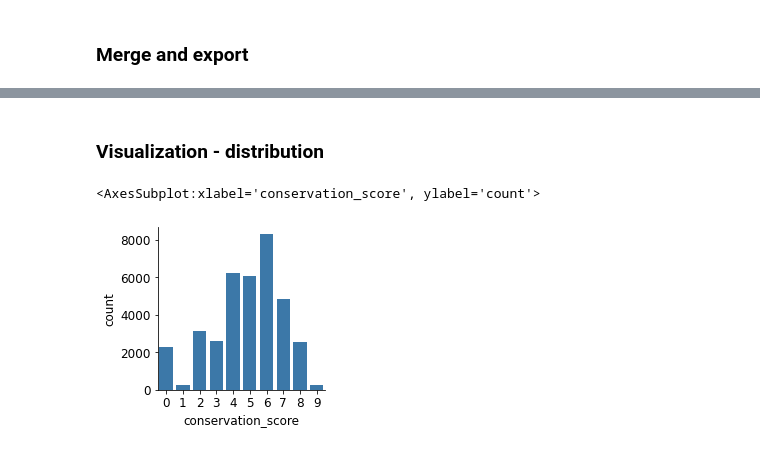
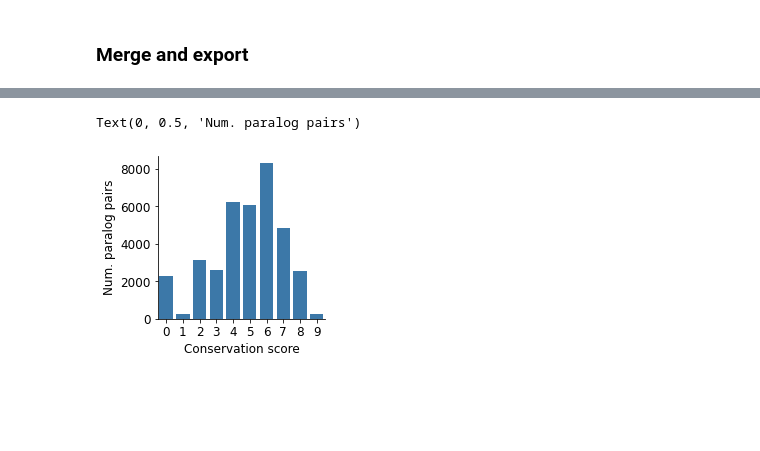
Before and after one commit to DeKegel/paralog_SL_prediction, a Jupyter notebook: 1_data_processing/paralog_features/03_process_orthologs.ipynb, the cells around one changed output, grey strips where cells are left out. Cells and saved outputs as stored; diff of their text form; code cells hidden in the pictures; blank space fills up the shorter version.

```diff
--- a/1_data_processing/paralog_features/03_process_orthologs.ipynb
+++ b/1_data_processing/paralog_features/03_process_orthologs.ipynb
@@ -217,7 +341,7 @@ Based on orthologs from 9 species:
 - Thale cress (InParanoid)
 - E. coli (InParanoid)
 # %%
-species_orthologs_raw = pd.read_csv(file_species_orthologs)
+species_orthologs_raw = pd.read_csv(file_species_orthologs, low_memory=False)
 species_orthologs_raw[1:2]
 # %% [output]
 |  | Gene stable ID | Caenorhabditis elegans gene stabl... | Fruitfly gene stable ID | Mouse gene stable ID | Rat gene stable ID | ... |
@@ -225,18 +349,20 @@ species_orthologs_raw[1:2]
 # %%
 orthologs = species_orthologs_raw.groupby('Gene stable ID').agg(lambda x: ~x.isna().all()).reset_index()
 
-# Add cerevisiae orthologs
-cerevisiae = pd.read_csv(file_cerevisiae_orthologs)[['Gene stable ID', 'Saccharomyces cerevisiae gene stable ID']]
-cerevisiae = cerevisiae.groupby('Gene stable ID').agg(lambda x: ~x.isna().all()).reset_index()
-orthologs = pd.merge(orthologs, cerevisiae, how="outer").rename(columns={'Gene stable ID':'ensembl_id'})
+# Merge cerevisiae orthologs (also from Ensembl)
+cerevisiae_orthologs = pd.read_csv(file_cerevisiae_orthologs)[['Gene stable ID', 'Saccharomyces cerevisiae gene stable ID']]
+cerevisiae_orthologs = cerevisiae_orthologs.groupby('Gene stable ID').agg(lambda x: ~x.isna().all()).reset_index()
+orthologs = pd.merge(orthologs, cerevisiae_orthologs, how="outer").rename(columns={'Gene stable ID':'ensembl_id'})
 display(orthologs[:1])
 
 # Add E. coli and thale cress orthologs from InParanoid
-thale_cress = read_paranoid_file(file_IP_thaliana, 'thale_cress')
-ecoli = read_paranoid_file(file_IP_ecoli, 'e_coli')
-orthologs = pd.merge(orthologs, thale_cress, how="outer")
-orthologs = pd.merge(orthologs, ecoli, how="outer")
-orthologs = orthologs.assign(thale_cress = ~orthologs.thale_cress.isna(), e_coli = ~orthologs.e_coli.isna())
+orthologs = orthologs.assign(thale_cress = orthologs.ensembl_id.isin(thaliana_orthologs.ensembl_id),
+                             e_coli = orthologs.ensembl_id.isin(ecoli_orthologs.ensembl_id))
+
+n_species = orthologs.shape[1]-1
+display(orthologs[:1])
+print('N:', orthologs.shape[0])
+print('N species:', n_species)
 # %% [output]
 |  | ensembl_id | Caenorhabditis elegans gene stabl... | Fruitfly gene stable ID | Mouse gene stable ID | Rat gene stable ID | ... |
 | 0 | ENSG00000000003 | False | False | True | True | ... |
@@ -253,7 +373,8 @@ N species: 9
 # %%
 # Conversation score = number of species in which at least one paralog has an ortholog
-df1 = pd.merge(pairs[['A1_ensembl','A2_ensembl']], orthologs.rename(columns={'ensembl_id':'A1_ensembl'}))
-df2 = pd.merge(pairs[['A1_ensembl','A2_ensembl']], orthologs.rename(columns={'ensembl_id':'A2_ensembl'}))
+# Merge independently on each gene in paralog pair
+df1 = pd.merge(paralog_pairs[['A1_ensembl','A2_ensembl']], orthologs.rename(columns={'ensembl_id':'A1_ensembl'}))
+df2 = pd.merge(paralog_pairs[['A1_ensembl','A2_ensembl']], orthologs.rename(columns={'ensembl_id':'A2_ensembl'}))
 df = pd.concat([df1, df2])
 
 # Indicates whether either gene has an ortholog in each species
@@ -263,6 +384,7 @@ display(df[:1])
 df['conservation_score'] = df.iloc[:, 2:].sum(axis=1)
 conservation = df[['A1_ensembl','A2_ensembl','conservation_score']]
 print('Pairs conserved in all 9 species:', conservation[conservation.conservation_score==9].shape[0])
+print('Avg. conservation score:', conservation.conservation_score.mean())
 display(conservation[:1])
 # %% [output]
 |  | A1_ensembl | A2_ensembl | Caenorhabditis elegans gene stabl... | Fruitfly gene stable ID | Mouse gene stable ID | ... |
@@ -273,21 +396,21 @@ Pairs conserved in all 9 species: 260
 # %% [markdown]
 ### Merge and export
 # %%
-ortholog_features = pd.merge(pairs[['A1','A2','A1_ensembl','A2_ensembl']], cerevisiae_features)
+ortholog_features = pd.merge(paralog_pairs[['A1','A2','A1_ensembl','A2_ensembl']], cerevisiae_features)
 ortholog_features = pd.merge(ortholog_features, pombe_features)
+ortholog_features = pd.merge(ortholog_features, ecoli_features)
 ortholog_features = pd.merge(ortholog_features, conservation)
-assert(ortholog_features.shape[0] == pairs.shape[0])
+assert(ortholog_features.shape[0] == paralog_pairs.shape[0])
 ortholog_features[:1]
 # %% [output]
 |  | A1 | A2 | A1_ensembl | A2_ensembl | has_cerevisiae_ortholog | has_essential_cerevisiae_ortholog | ... |
 | 0 | A1BG | OSCAR | ENSG00000121410 | ENSG00000170909 | False | False | ... |
 # %%
 ortholog_features.to_csv(file_ortholog_features, index=0)
-# %% [markdown]
-### Visualization - distribution
 # %%
 f, ax = plt.subplots(1, 1, figsize=(3,3))
-sns.countplot(ortholog_features.conservation_score, ax=ax, color=sns.color_palette('Blues')[4])
+sns.countplot(x=ortholog_features.conservation_score, ax=ax, color=sns.color_palette('Blues')[4])
+ax.set_xlabel('Conservation score'); ax.set_ylabel('Num. paralog pairs')
 # %% [output]
-<AxesSubplot:xlabel='conservation_score', ylabel='count'>
+Text(0, 0.5, 'Num. paralog pairs')
-[figure, old version]
+[figure, new version]
```
Also changed, not shown: parts of 31 cells of this notebook, 8 other files.
